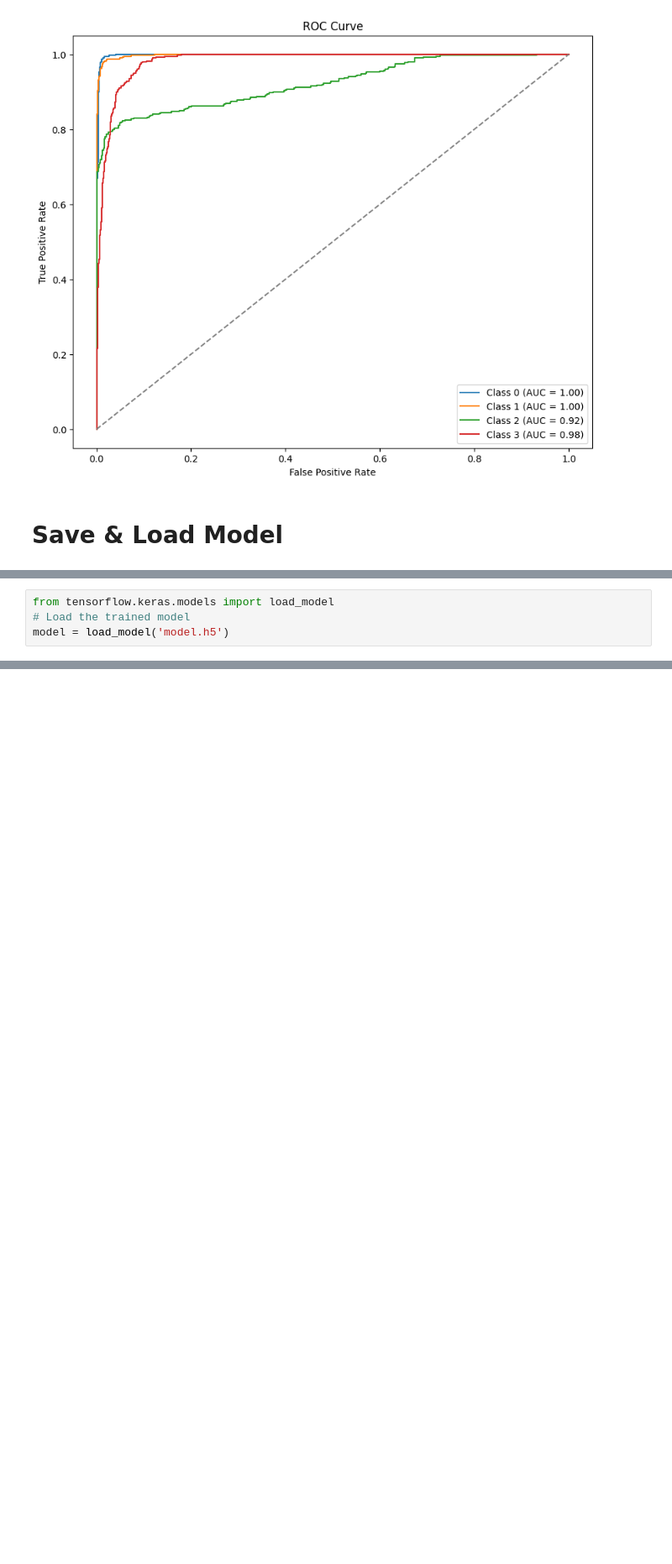
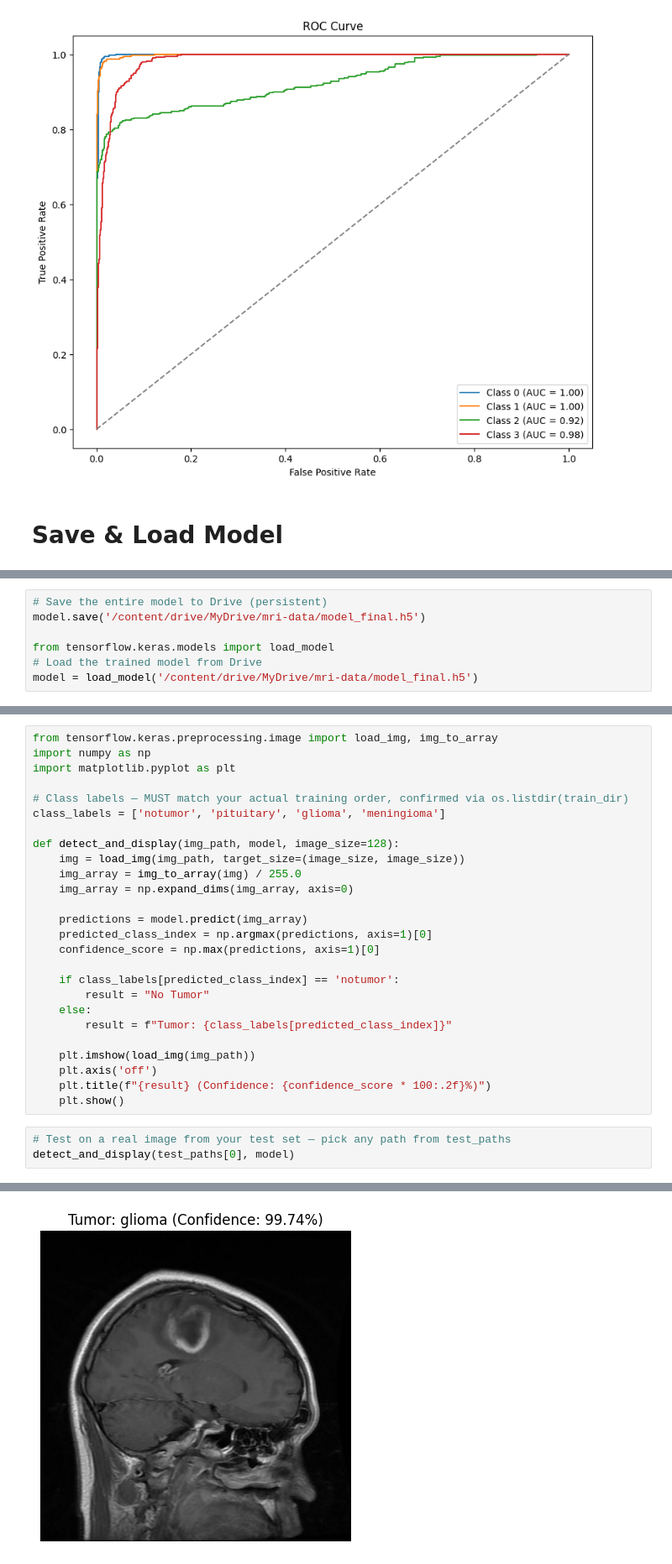
Before and after one commit to hwsinha/Brain-Tumour-Detector, a Jupyter notebook: classification/dl_classification.ipynb, the cells around one changed output, grey strips where cells are left out. Shown at 84% size. Saved outputs shown, nothing was run; the diff lists cells and outputs as text; blank space fills up the shorter version.

```diff
--- a/classification/dl_classification.ipynb
+++ b/classification/dl_classification.ipynb
@@ -279,4 +276,7 @@ model.save('model.h5')
 # %%
+# Save the entire model to Drive (persistent)
+model.save('/content/drive/MyDrive/mri-data/model_final.h5')
+
 from tensorflow.keras.models import load_model
-# Load the trained model
-model = load_model('model.h5')
+# Load the trained model from Drive
+model = load_model('/content/drive/MyDrive/mri-data/model_final.h5')
@@ -282,0 +286,30 @@ model = load_model('model.h5')
+# %%
+from tensorflow.keras.preprocessing.image import load_img, img_to_array
+import numpy as np
+import matplotlib.pyplot as plt
+
+# Class labels — MUST match your actual training order, confirmed via os.listdir(train_dir)
+class_labels = ['notumor', 'pituitary', 'glioma', 'meningioma']
+
+def detect_and_display(img_path, model, image_size=128):
+    img = load_img(img_path, target_size=(image_size, image_size))
+    img_array = img_to_array(img) / 255.0
+    img_array = np.expand_dims(img_array, axis=0)
+
+    predictions = model.predict(img_array)
+    predicted_class_index = np.argmax(predictions, axis=1)[0]
+    confidence_score = np.max(predictions, axis=1)[0]
+
+    if class_labels[predicted_class_index] == 'notumor':
+        result = "No Tumor"
+    else:
+        result = f"Tumor: {class_labels[predicted_class_index]}"
+
+    plt.imshow(load_img(img_path))
+    plt.axis('off')
+    plt.title(f"{result} (Confidence: {confidence_score * 100:.2f}%)")
+    plt.show()
+# %%
+# Test on a real image from your test set — pick any path from test_paths
+detect_and_display(test_paths[0], model)
+# %% [output]
@@ -282,0 +317 @@ model = load_model('model.h5')
+[figure, added]
```
Also changed, not shown: parts of 5 cells of this notebook.
